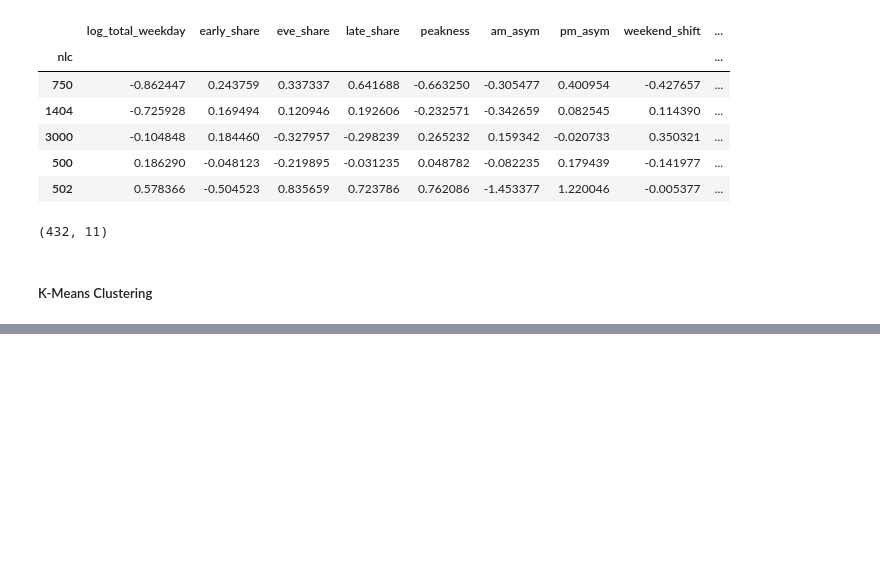
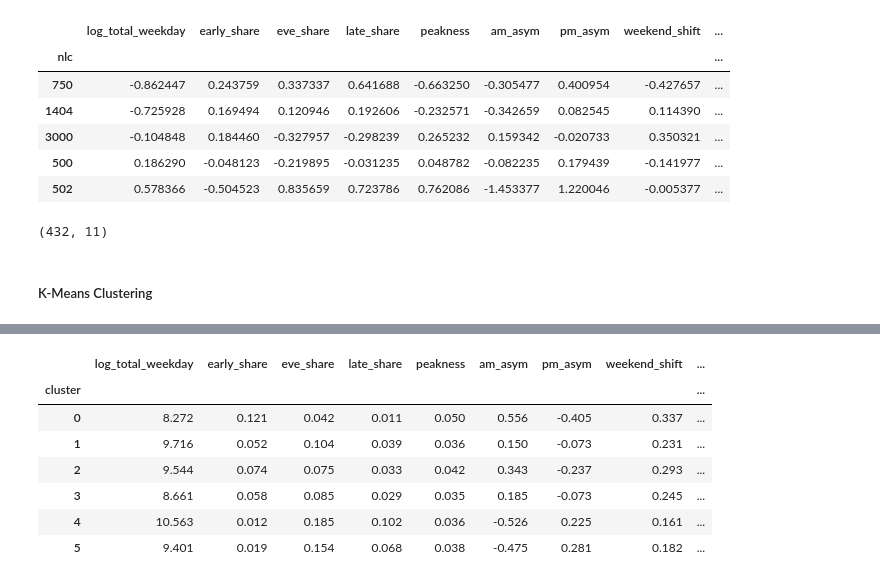
Before and after one commit to samaddmirzaa/london-transit-archetypes, a Jupyter notebook: notebooks/04_clustering.ipynb, the cells around one changed output, grey strips where cells are left out. Cells and saved outputs as stored; diff of their text form; code cells hidden in the pictures; blank space fills up the shorter version.

```diff
--- a/notebooks/04_clustering.ipynb
+++ b/notebooks/04_clustering.ipynb
@@ -16,5 +15,7 @@ project_root = Path.cwd().parent
 processed_dir = project_root/'data'/'processed'
 models_dir = project_root/'models'
 figures_dir = project_root/'reports'/'figures'
+# %%
+features = pd.read_parquet(processed_dir/'station_features.parquet')
 # %%
 features_scaled = pd.read_parquet(processed_dir/'station_features_scaled.parquet')
@@ -46,0 +74,18 @@ for k in k_range:
+# %%
+# Fitting the Final Model of K = 6
+
+K = 6
+kmeans = KMeans(n_clusters=6, n_init=10, random_state=69)
+# %%
+features['cluster'] = kmeans.fit_predict(features_scaled)
+# %%
+features.groupby('cluster').mean().round(3)
+# %% [output]
+|  | log_total_weekday | early_share | eve_share | late_share | peakness | am_asym | pm_asym | weekend_shift | ... |
+| cluster |  |  |  |  |  |  |  |  | ... |
+| 0 | 8.272 | 0.121 | 0.042 | 0.011 | 0.050 | 0.556 | -0.405 | 0.337 | ... |
+| 1 | 9.716 | 0.052 | 0.104 | 0.039 | 0.036 | 0.150 | -0.073 | 0.231 | ... |
+| 2 | 9.544 | 0.074 | 0.075 | 0.033 | 0.042 | 0.343 | -0.237 | 0.293 | ... |
+| 3 | 8.661 | 0.058 | 0.085 | 0.029 | 0.035 | 0.185 | -0.073 | 0.245 | ... |
+| 4 | 10.563 | 0.012 | 0.185 | 0.102 | 0.036 | -0.526 | 0.225 | 0.161 | ... |
+| 5 | 9.401 | 0.019 | 0.154 | 0.068 | 0.038 | -0.475 | 0.281 | 0.182 | ... |
```
Also changed, not shown: parts of 8 cells of this notebook, 1 other file.
